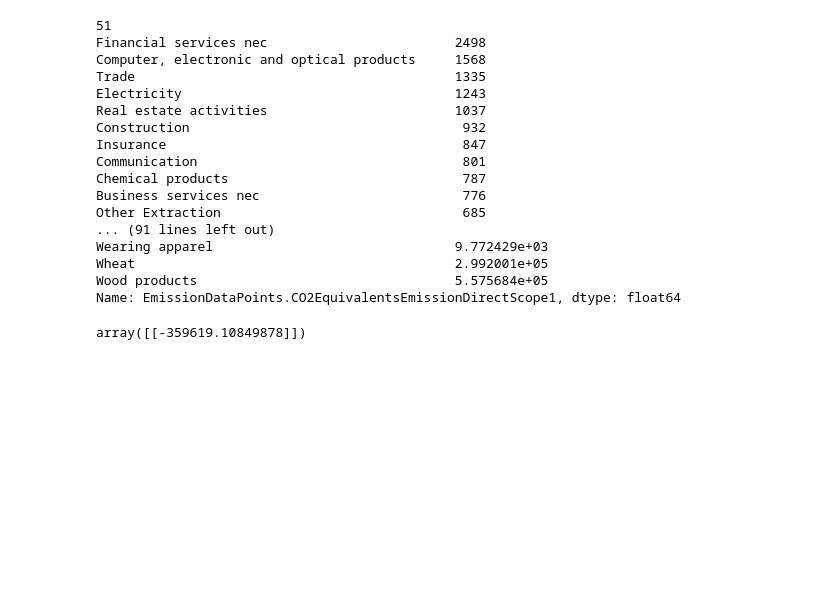
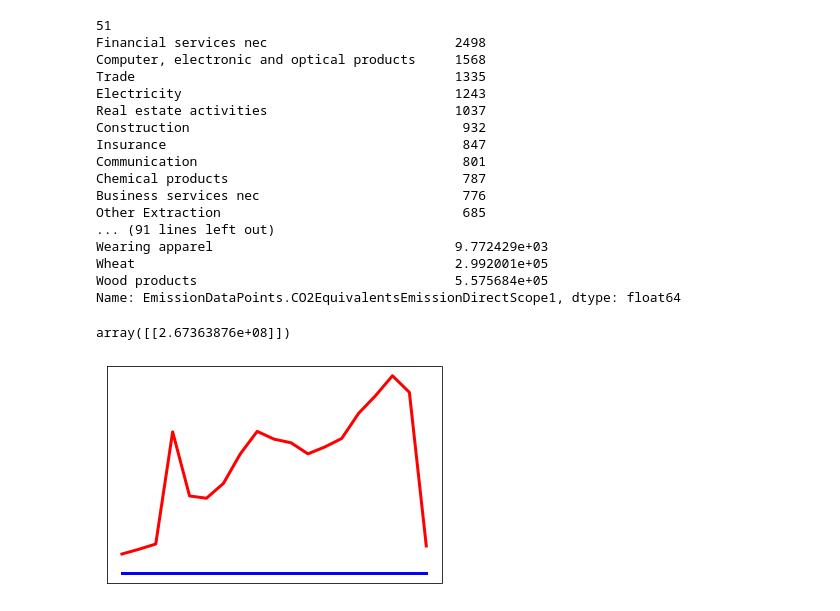
Before and after one commit to knuffelbeer/leren_en_beslissen_public, a Jupyter notebook: company_emissions_preprocessing_lin_reg.ipynb, the cells around one changed output. Cells and saved outputs as stored; diff of their text form; code cells hidden in the pictures; blank space fills up the shorter version.

```diff
--- a/company_emissions_preprocessing_lin_reg.ipynb
+++ b/company_emissions_preprocessing_lin_reg.ipynb
@@ -188,13 +188,23 @@ from sklearn import linear_model
 
 df1 = df1.rename(columns={'EmissionDataPoints.CO2EquivalentsEmissionDirectScope1': 'scope', 'StatementDetails.FinancialPeriodFiscalYear': "year"})
 df1 = df1.dropna(subset=['scope', 'year'])
-x = df1.scope.values
-y = df1.year.values
+df1 = df1.groupby('year').sum().reset_index()
+y = df1.scope.values
+x = df1.year.values
 length = len(df1)
 x = x.reshape(length, 1)
 y = y.reshape(length, 1)
 reg = linear_model.LinearRegression()
-reg.fit(y,x)
+reg.fit(x,y)
 reg.coef_
 # %% [output]
-array([[-359619.10849878]])
+array([[2.67363876e+08]])
+# %%
+import matplotlib.pyplot as plt
+plt.plot(x, reg.predict(y), color='red', linewidth=3)
+plt.plot(x, y, color='blue', linewidth=3)
+plt.xticks(())
+plt.yticks(())
+plt.show()
+# %% [output]
+[figure, added]
```
